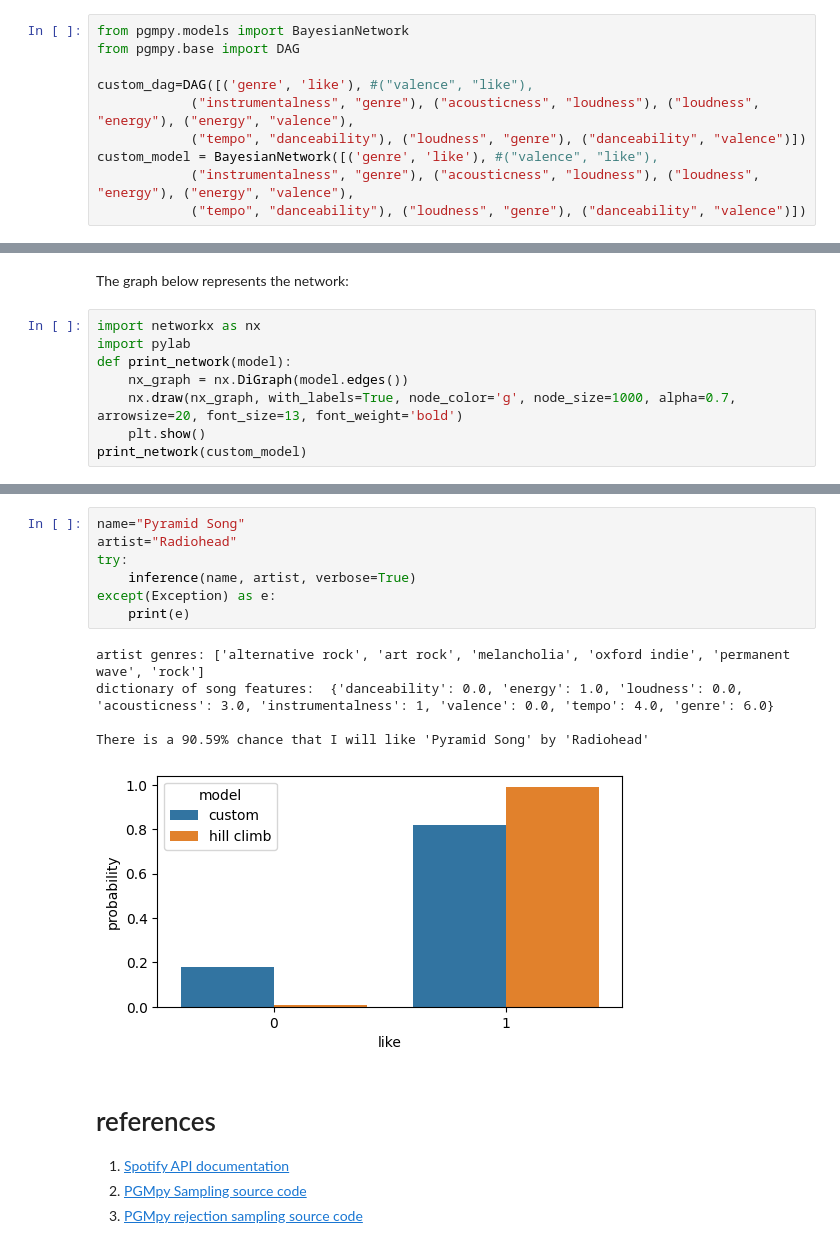
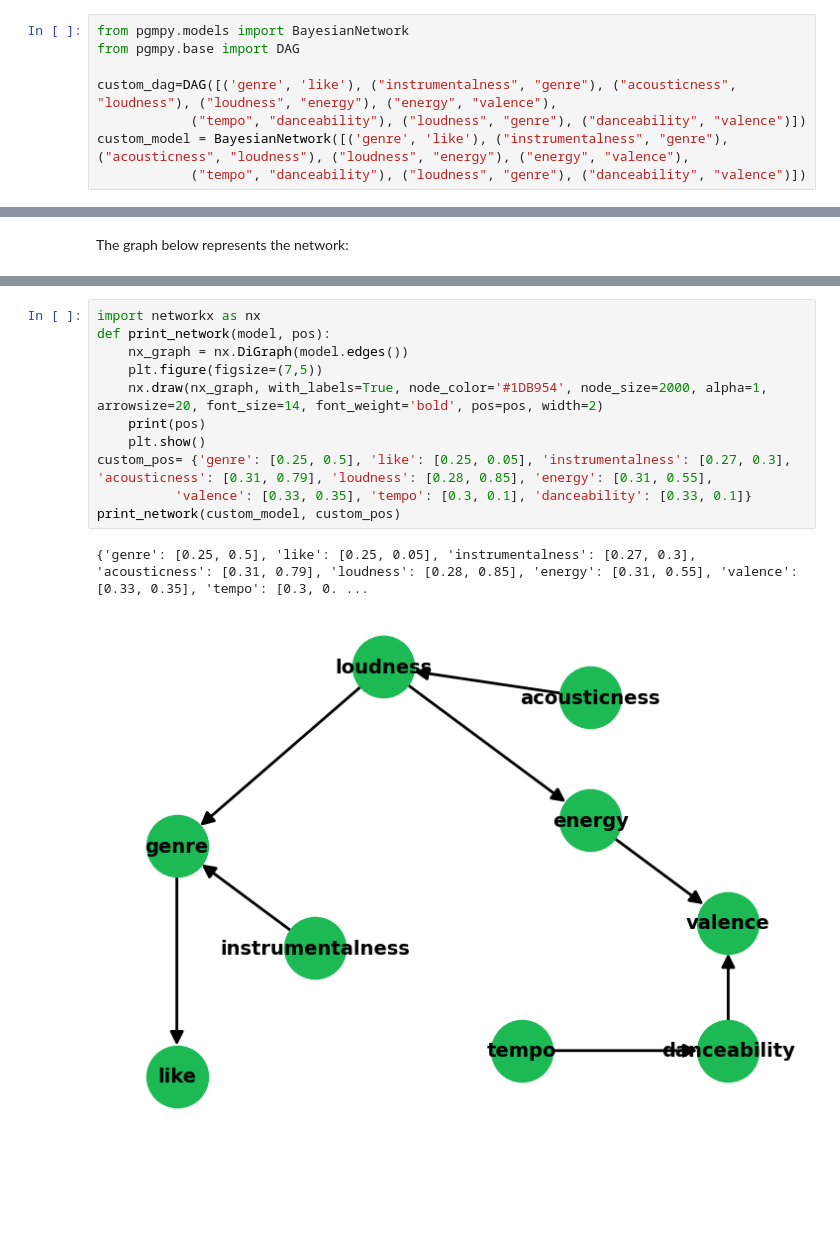
Before and after one commit to danielenapo/Bayesify, a Jupyter notebook: Bayesify.ipynb, the cells around one changed output, grey strips where cells are left out. Drawn from its saved outputs; the diff is of its cells as text; blank space fills up the shorter version.

```diff
--- a/Bayesify.ipynb
+++ b/Bayesify.ipynb
@@ -112,11 +95,9 @@ The model topology was made from the domain knowledge (given by the features des
 from pgmpy.models import BayesianNetwork
 from pgmpy.base import DAG
 
-custom_dag=DAG([('genre', 'like'), #("valence", "like"),
-            ("instrumentalness", "genre"), ("acousticness", "loudness"), ("loudness", "energy"), ("energy", "valence"),
+custom_dag=DAG([('genre', 'like'), ("instrumentalness", "genre"), ("acousticness", "loudness"), ("loudness", "energy"), ("energy", "valence"),
             ("tempo", "danceability"), ("loudness", "genre"), ("danceability", "valence")])
-custom_model = BayesianNetwork([('genre', 'like'), #("valence", "like"),
-            ("instrumentalness", "genre"), ("acousticness", "loudness"), ("loudness", "energy"), ("energy", "valence"),
+custom_model = BayesianNetwork([('genre', 'like'), ("instrumentalness", "genre"), ("acousticness", "loudness"), ("loudness", "energy"), ("energy", "valence"),
             ("tempo", "danceability"), ("loudness", "genre"), ("danceability", "valence")])
 # %% [markdown]
 We want to automatically learn the parameters for the `CPDs (Conditional Probability Distributions)` of the model, by analyzing the dataset with `Maximum Likelihood Estimation (MLE)`.<br>
@@ -126,11 +106,3 @@ from pgmpy.estimators import BayesianEstimator
 custom_model.fit(data, estimator=MaximumLikelihoodEstimator)
 # %% [markdown]
 The graph below represents the network:
-# %%
-import networkx as nx
-import pylab
-def print_network(model):
-    nx_graph = nx.DiGraph(model.edges())
-    nx.draw(nx_graph, with_labels=True, node_color='g', node_size=1000, alpha=0.7, arrowsize=20, font_size=13, font_weight='bold')
-    plt.show()
-print_network(custom_model)
@@ -394,18 +109,14 @@ def inference(name, artist, verbose=False):
-# %%
-name="Pyramid Song"
-artist="Radiohead"
-try:
-    inference(name, artist, verbose=True)
-except(Exception) as e:
-    print(e)
-# %% [output]
-artist genres: ['alternative rock', 'art rock', 'melancholia', 'oxford indie', 'permanent wave', 'rock']
-dictionary of song features:  {'danceability': 0.0, 'energy': 1.0, 'loudness': 0.0, 'acousticness': 3.0, 'instrumentalness': 1, 'valence': 0.0, 'tempo': 4.0, 'genre': 6.0}
-
-There is a 90.59% chance that I will like 'Pyramid Song' by 'Radiohead'
-[figure, removed]
-# %% [markdown]
-# references
-1. [Spotify API documentation](https://developer.spotify.com/documentation/web-api/reference/#/operations/get-several-audio-features)
-2. [PGMpy Sampling source code](https://pgmpy.org/_modules/pgmpy/models/BayesianNetwork.html#BayesianNetwork.simulate)
-3. [PGMpy rejection sampling source code](https://pgmpy.org/_modules/pgmpy/sampling/Sampling.html#BayesianModelSampling.rejection_sample)
+# %%
+import networkx as nx
+def print_network(model, pos):
+    nx_graph = nx.DiGraph(model.edges())
+    plt.figure(figsize=(7,5))
+    nx.draw(nx_graph, with_labels=True, node_color='#1DB954', node_size=2000, alpha=1, arrowsize=20, font_size=14, font_weight='bold', pos=pos, width=2)
+    print(pos)
+    plt.show()
+custom_pos= {'genre': [0.25, 0.5], 'like': [0.25, 0.05], 'instrumentalness': [0.27, 0.3], 'acousticness': [0.31, 0.79], 'loudness': [0.28, 0.85], 'energy': [0.31, 0.55],
+          'valence': [0.33, 0.35], 'tempo': [0.3, 0.1], 'danceability': [0.33, 0.1]}
+print_network(custom_model, custom_pos)
+# %% [output]
+{'genre': [0.25, 0.5], 'like': [0.25, 0.05], 'instrumentalness': [0.27, 0.3], 'acousticness': [0.31, 0.79], 'loudness': [0.28, 0.85], 'energy': [0.31, 0.55], 'valence': [0.33, 0.35], 'tempo': [0.3, 0. ...
+[figure, added]
```
Also changed, not shown: parts of 68 cells of this notebook, 6 other files.
